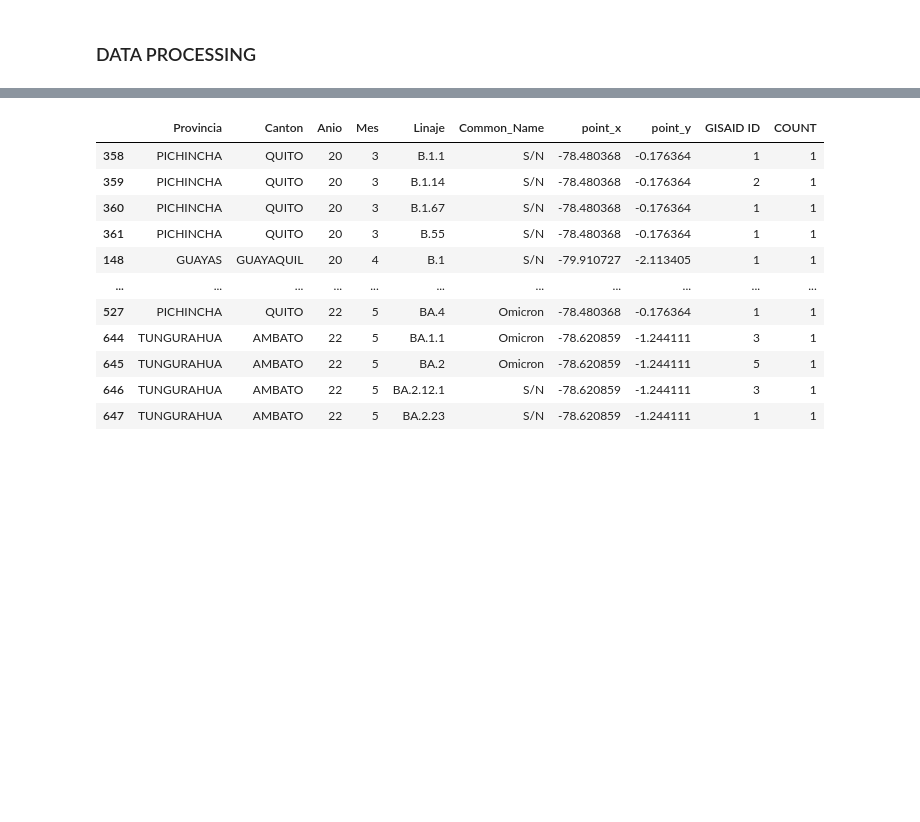
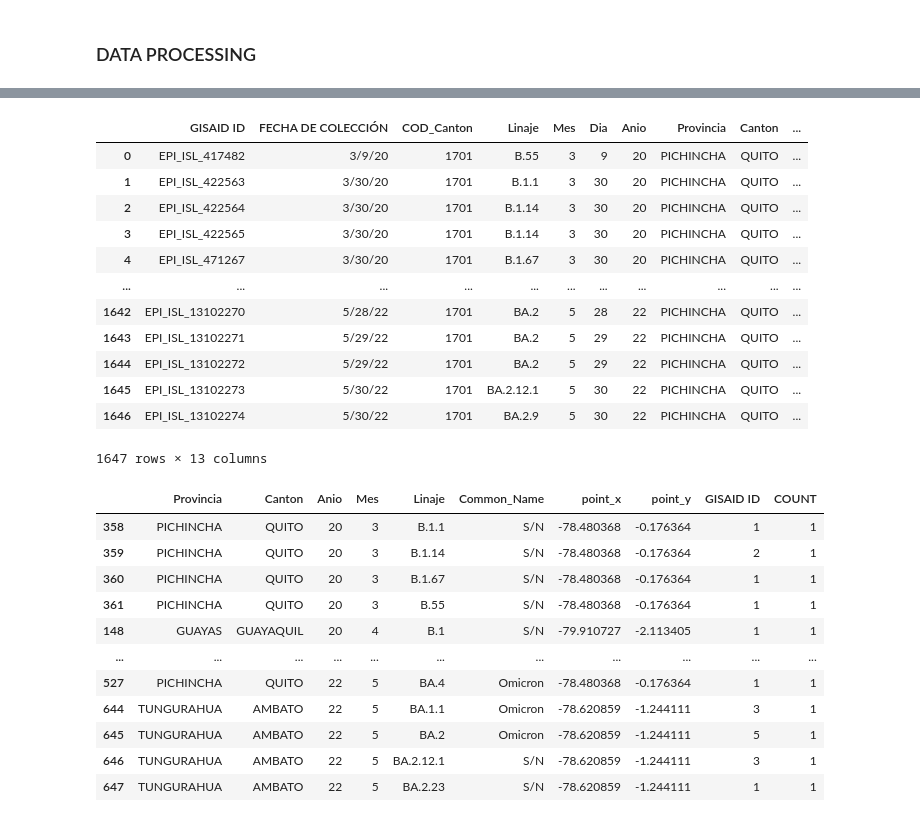
Before and after one commit to pastudilloe/USFQ_DHUB, a Jupyter notebook: DHUB_COVID19.ipynb, the cells around one changed output, grey strips where cells are left out. Saved outputs shown, nothing was run; the diff lists cells and outputs as text; code cells hidden in the pictures; blank space fills up the shorter version.

```diff
--- a/DHUB_COVID19.ipynb
+++ b/DHUB_COVID19.ipynb
@@ -75,3 +91,19 @@ linaje_COVID
 
 data_COVID_2['Anio'] = data_COVID_2['Anio'].astype(int)
 data_COVID_2['Mes'] = data_COVID_2['Mes'].astype(int)
+# %%
+data_COVID_2
+# %% [output]
+|  | GISAID ID | FECHA DE COLECCIÓN | COD_Canton | Linaje | Mes | Dia | Anio | Provincia | Canton | ... |
+| 0 | EPI_ISL_417482 | 3/9/20 | 1701 | B.55 | 3 | 9 | 20 | PICHINCHA | QUITO | ... |
+| 1 | EPI_ISL_422563 | 3/30/20 | 1701 | B.1.1 | 3 | 30 | 20 | PICHINCHA | QUITO | ... |
+| 2 | EPI_ISL_422564 | 3/30/20 | 1701 | B.1.14 | 3 | 30 | 20 | PICHINCHA | QUITO | ... |
+| 3 | EPI_ISL_422565 | 3/30/20 | 1701 | B.1.14 | 3 | 30 | 20 | PICHINCHA | QUITO | ... |
+| 4 | EPI_ISL_471267 | 3/30/20 | 1701 | B.1.67 | 3 | 30 | 20 | PICHINCHA | QUITO | ... |
+| ... | ... | ... | ... | ... | ... | ... | ... | ... | ... | ... |
+| 1642 | EPI_ISL_13102270 | 5/28/22 | 1701 | BA.2 | 5 | 28 | 22 | PICHINCHA | QUITO | ... |
+| 1643 | EPI_ISL_13102271 | 5/29/22 | 1701 | BA.2 | 5 | 29 | 22 | PICHINCHA | QUITO | ... |
+| 1644 | EPI_ISL_13102272 | 5/29/22 | 1701 | BA.2 | 5 | 29 | 22 | PICHINCHA | QUITO | ... |
+| 1645 | EPI_ISL_13102273 | 5/30/22 | 1701 | BA.2.12.1 | 5 | 30 | 22 | PICHINCHA | QUITO | ... |
+| 1646 | EPI_ISL_13102274 | 5/30/22 | 1701 | BA.2.9 | 5 | 30 | 22 | PICHINCHA | QUITO | ... |
+1647 rows × 13 columns
```
Also changed, not shown: parts of 2 cells of this notebook, 3 other files.
